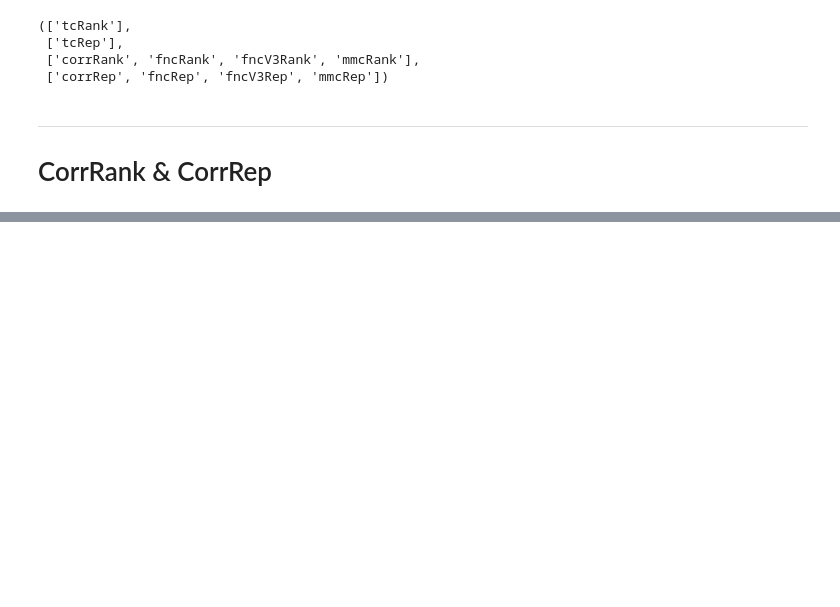
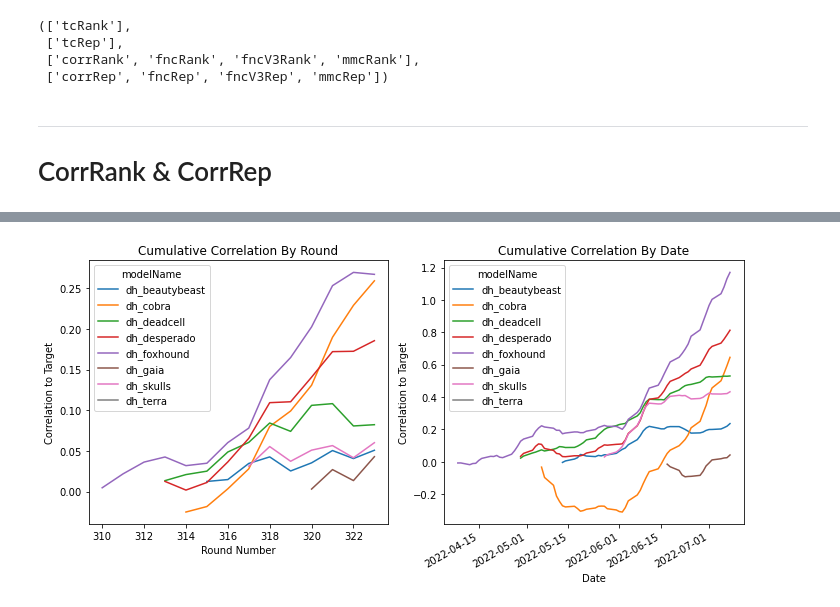
Before and after one commit to hiydavid/numerai-models, a Jupyter notebook: _get_model_rankings.ipynb, the cells around one changed output, grey strips where cells are left out. Drawn from its saved outputs; the diff is of its cells as text; code cells hidden in the pictures; blank space fills up the shorter version.

```diff
--- a/_get_model_rankings.ipynb
+++ b/_get_model_rankings.ipynb
@@ -12,10 +12,12 @@ from utils.api_keys import PUBLIC_ID, SECRET_KEY
 # instantiate
 TODAY = dt.datetime.now()
 AFTER_DATE = "2022-04-01"
+AFTER_ERA = 310
+
 nmr = yf.download('NMR-USD', start=AFTER_DATE, end=TODAY, progress=False)
 napi = NumerAPI(public_id=PUBLIC_ID, secret_key=SECRET_KEY)
 # %%
-# get model performance history
+# get model ranking
 def get_model_rankings(model_list):
     df_list = []
     for m in model_list:
@@ -24,6 +26,26 @@ def get_model_rankings(model_list):
         df_list.append( df)
     df_all = pd.concat(df_list)
     return df_all
+
+# get model round performance
+def get_model_performance(model_list):
+    df_list = []
+    for m in model_list:
+        df = pd.DataFrame.from_dict(napi.daily_submissions_performances(m))
+        df['modelName'] = m
+        df_list.append( df)
+    df_all = pd.concat(df_list)
+    return df_all
+
+# get model round performance aggregated
+def get_model_performance_aggregated(score, by):
+    df = pd.pivot_table(
+        data=perf.groupby(["modelName", by])[score].mean().reset_index(),
+        values=score,
+        index=[by],
+        columns=["modelName"]
+    )
+    return df
 
 # get model payout & staking history
 def get_model_value(model_list, mode):
@@ -142,0 +189,20 @@ plt.show()
+# %%
+# get mean corr by round
+avg_corr_by_era = get_model_performance_aggregated(score="correlation", by="roundNumber")
+avg_corr_by_date = get_model_performance_aggregated(score="correlation", by="date")
+
+# plot
+fig, axes = plt.subplots(nrows=1, ncols=2, figsize=(10, 5))
+avg_corr_by_era.loc[AFTER_ERA:].cumsum().plot(ax=axes[0])
+avg_corr_by_date.loc[AFTER_DATE:].cumsum().plot(ax=axes[1])
+axes[0].set_title("Cumulative Correlation By Round")
+axes[0].set_xlabel("Round Number")
+axes[0].set_ylabel("Correlation to Target")
+axes[1].set_title("Cumulative Correlation By Date")
+axes[1].set_xlabel("Date")
+axes[1].set_ylabel("Correlation to Target")
+plt.tight_layout()
+plt.savefig('plots/ModelCorrPlots.png', facecolor='w')
+plt.show()
+# %% [output]
+[figure, added]
```
Also changed, not shown: parts of 20 cells of this notebook, 7 other files.
